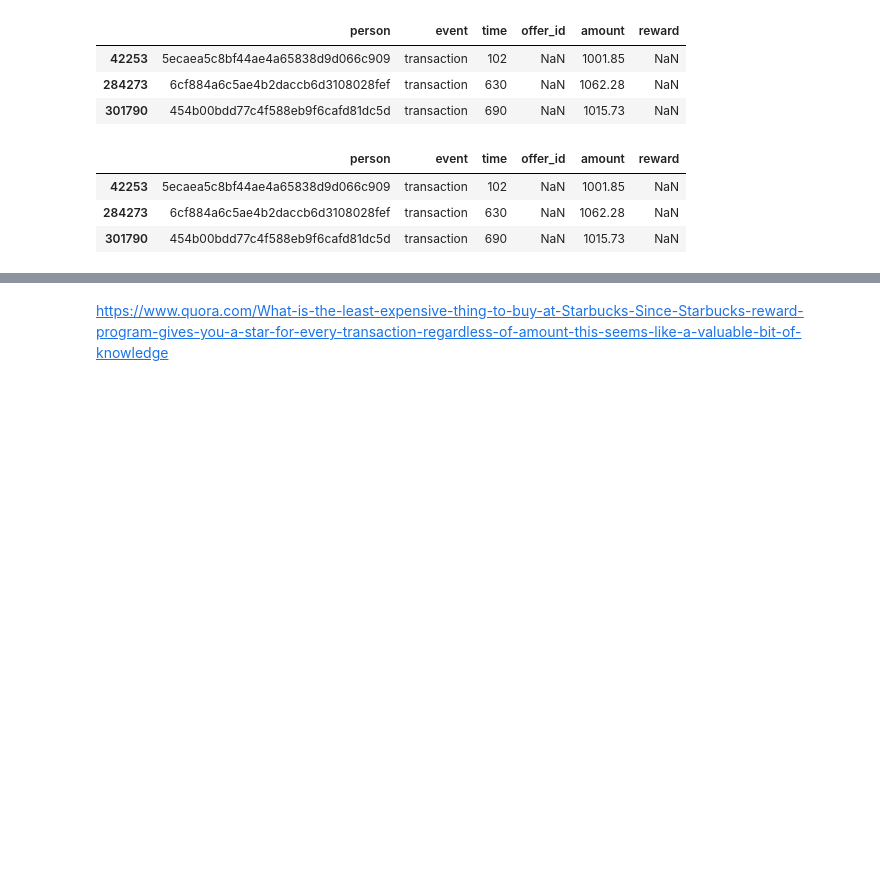
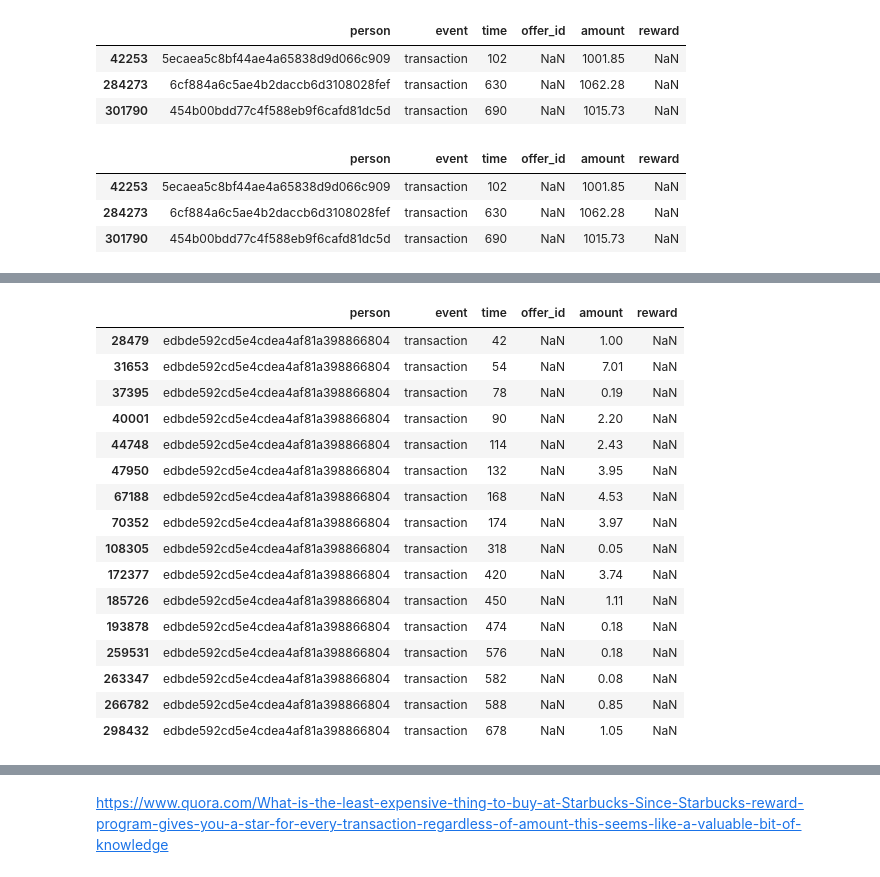
Before and after one commit to benjaminr4/starbucks_project, a Jupyter notebook: Dataset_Exploration.ipynb, the cells around one changed output, grey strips where cells are left out. Drawn from its saved outputs; the diff is of its cells as text; code cells hidden in the pictures; blank space fills up the shorter version.

```diff
--- a/Dataset_Exploration.ipynb
+++ b/Dataset_Exploration.ipynb
@@ -1054,0 +1082,20 @@ I may instead clip the at a lower and upper boundary. Perhaps 0.5 and 40 dollars
+# %%
+transcript.loc[(transcript.person=='edbde592cd5e4cdea4af81a398866804')&(transcript.event=='transaction')]
+# %% [output]
+|  | person | event | time | offer_id | amount | reward |
+| 28479 | edbde592cd5e4cdea4af81a398866804 | transaction | 42 | NaN | 1.00 | NaN |
+| 31653 | edbde592cd5e4cdea4af81a398866804 | transaction | 54 | NaN | 7.01 | NaN |
+| 37395 | edbde592cd5e4cdea4af81a398866804 | transaction | 78 | NaN | 0.19 | NaN |
+| 40001 | edbde592cd5e4cdea4af81a398866804 | transaction | 90 | NaN | 2.20 | NaN |
+| 44748 | edbde592cd5e4cdea4af81a398866804 | transaction | 114 | NaN | 2.43 | NaN |
+| 47950 | edbde592cd5e4cdea4af81a398866804 | transaction | 132 | NaN | 3.95 | NaN |
+| 67188 | edbde592cd5e4cdea4af81a398866804 | transaction | 168 | NaN | 4.53 | NaN |
+| 70352 | edbde592cd5e4cdea4af81a398866804 | transaction | 174 | NaN | 3.97 | NaN |
+| 108305 | edbde592cd5e4cdea4af81a398866804 | transaction | 318 | NaN | 0.05 | NaN |
+| 172377 | edbde592cd5e4cdea4af81a398866804 | transaction | 420 | NaN | 3.74 | NaN |
+| 185726 | edbde592cd5e4cdea4af81a398866804 | transaction | 450 | NaN | 1.11 | NaN |
+| 193878 | edbde592cd5e4cdea4af81a398866804 | transaction | 474 | NaN | 0.18 | NaN |
+| 259531 | edbde592cd5e4cdea4af81a398866804 | transaction | 576 | NaN | 0.18 | NaN |
+| 263347 | edbde592cd5e4cdea4af81a398866804 | transaction | 582 | NaN | 0.08 | NaN |
+| 266782 | edbde592cd5e4cdea4af81a398866804 | transaction | 588 | NaN | 0.85 | NaN |
+| 298432 | edbde592cd5e4cdea4af81a398866804 | transaction | 678 | NaN | 1.05 | NaN |
```
Also changed, not shown: parts of 36 cells of this notebook, 6 other files.
